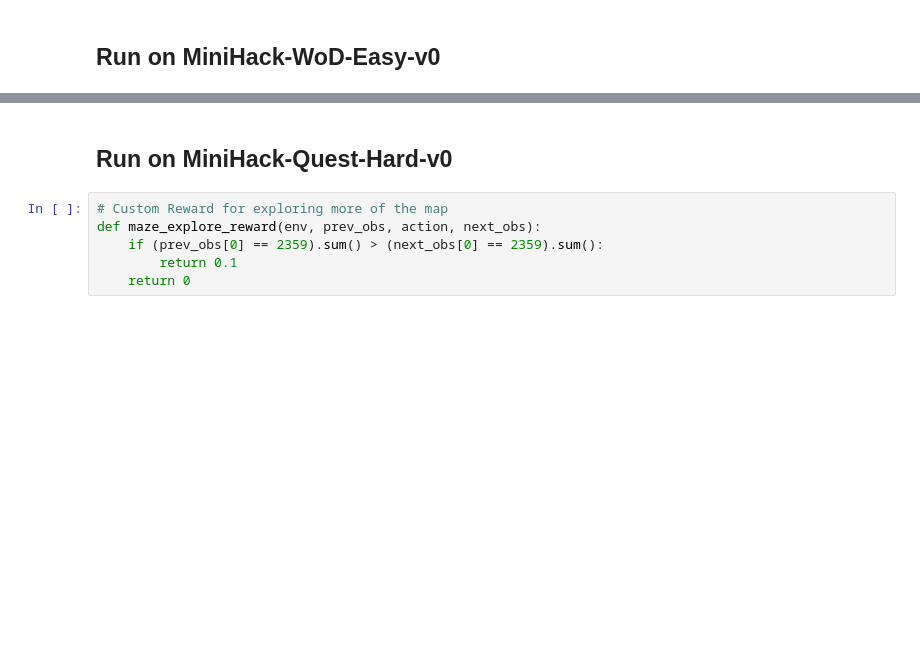
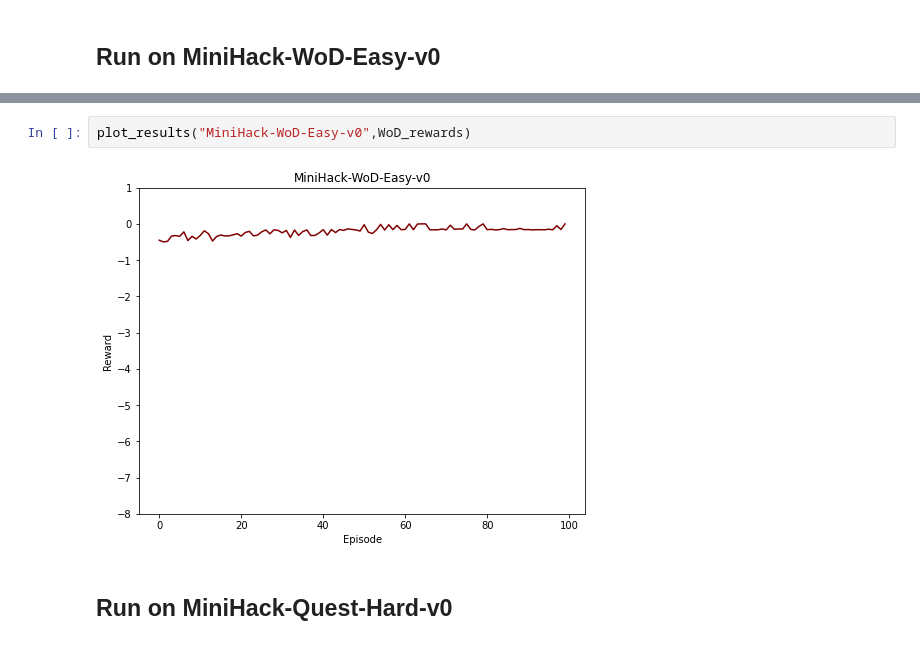
Before and after one commit to RL-101/Project, a Jupyter notebook: Actor Critic/NewA2C.ipynb, the cells around one changed output, grey strips where cells are left out. Saved outputs shown, nothing was run; the diff lists cells and outputs as text; blank space fills up the shorter version.

```diff
--- a/Actor Critic/NewA2C.ipynb
+++ b/Actor Critic/NewA2C.ipynb
@@ -390,8 +434,6 @@ KeyboardInterrupt: ignored
+# %%
+plot_results("MiniHack-WoD-Easy-v0",WoD_rewards)
+# %% [output]
+[figure, added]
 # %% [markdown]
 ## Run on MiniHack-Quest-Hard-v0
-# %%
-# Custom Reward for exploring more of the map
-def maze_explore_reward(env, prev_obs, action, next_obs):
-    if (prev_obs[0] == 2359).sum() > (next_obs[0] == 2359).sum():
-        return 0.1
-    return 0
```
Also changed, not shown: parts of 36 cells of this notebook.
